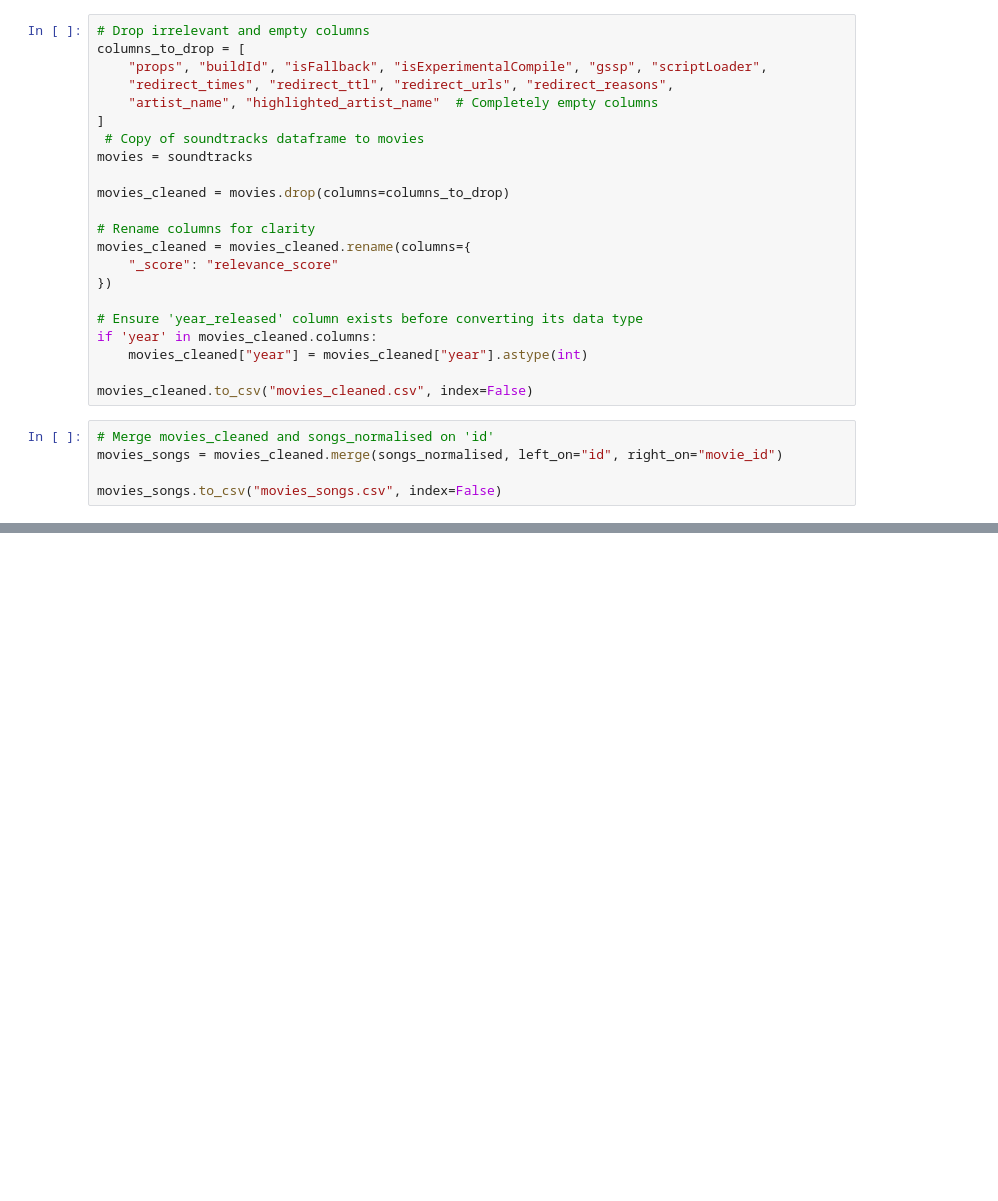
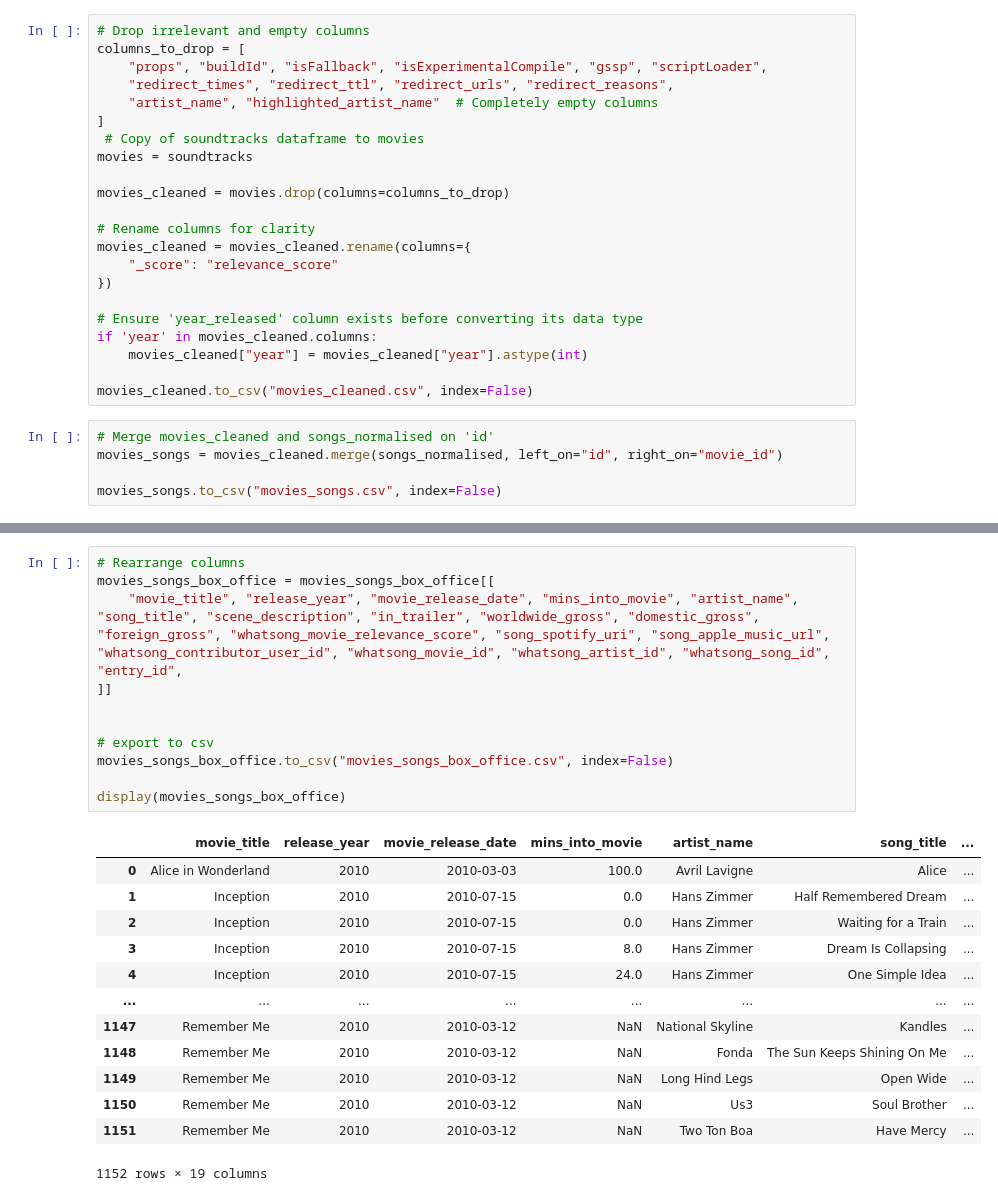
Before and after one commit to daniel-mcc-code/what_song_scraper, a Jupyter notebook: what_song/what_song.ipynb, the cells around one changed output, grey strips where cells are left out. Drawn from its saved outputs; the diff is of its cells as text; blank space fills up the shorter version.

```diff
--- a/what_song/what_song.ipynb
+++ b/what_song/what_song.ipynb
@@ -143,0 +149,25 @@ movies_songs_box_office
+# %%
+# Rearrange columns
+movies_songs_box_office = movies_songs_box_office[[
+    "movie_title", "release_year", "movie_release_date", "mins_into_movie", "artist_name", "song_title", "scene_description", "in_trailer", "worldwide_gross", "domestic_gross", "foreign_gross", "whatsong_movie_relevance_score", "song_spotify_uri", "song_apple_music_url", "whatsong_contributor_user_id", "whatsong_movie_id", "whatsong_artist_id", "whatsong_song_id", "entry_id",
+]]
+
+
+# export to csv
+movies_songs_box_office.to_csv("movies_songs_box_office.csv", index=False)
+
+display(movies_songs_box_office)
+# %% [output]
+|  | movie_title | release_year | movie_release_date | mins_into_movie | artist_name | song_title | ... |
+| 0 | Alice in Wonderland | 2010 | 2010-03-03 | 100.0 | Avril Lavigne | Alice | ... |
+| 1 | Inception | 2010 | 2010-07-15 | 0.0 | Hans Zimmer | Half Remembered Dream | ... |
+| 2 | Inception | 2010 | 2010-07-15 | 0.0 | Hans Zimmer | Waiting for a Train | ... |
+| 3 | Inception | 2010 | 2010-07-15 | 8.0 | Hans Zimmer | Dream Is Collapsing | ... |
+| 4 | Inception | 2010 | 2010-07-15 | 24.0 | Hans Zimmer | One Simple Idea | ... |
+| ... | ... | ... | ... | ... | ... | ... | ... |
+| 1147 | Remember Me | 2010 | 2010-03-12 | NaN | National Skyline | Kandles | ... |
+| 1148 | Remember Me | 2010 | 2010-03-12 | NaN | Fonda | The Sun Keeps Shining On Me | ... |
+| 1149 | Remember Me | 2010 | 2010-03-12 | NaN | Long Hind Legs | Open Wide | ... |
+| 1150 | Remember Me | 2010 | 2010-03-12 | NaN | Us3 | Soul Brother | ... |
+| 1151 | Remember Me | 2010 | 2010-03-12 | NaN | Two Ton Boa | Have Mercy | ... |
+1152 rows × 19 columns
```
Also changed, not shown: parts of 5 cells of this notebook, 7 other files.
